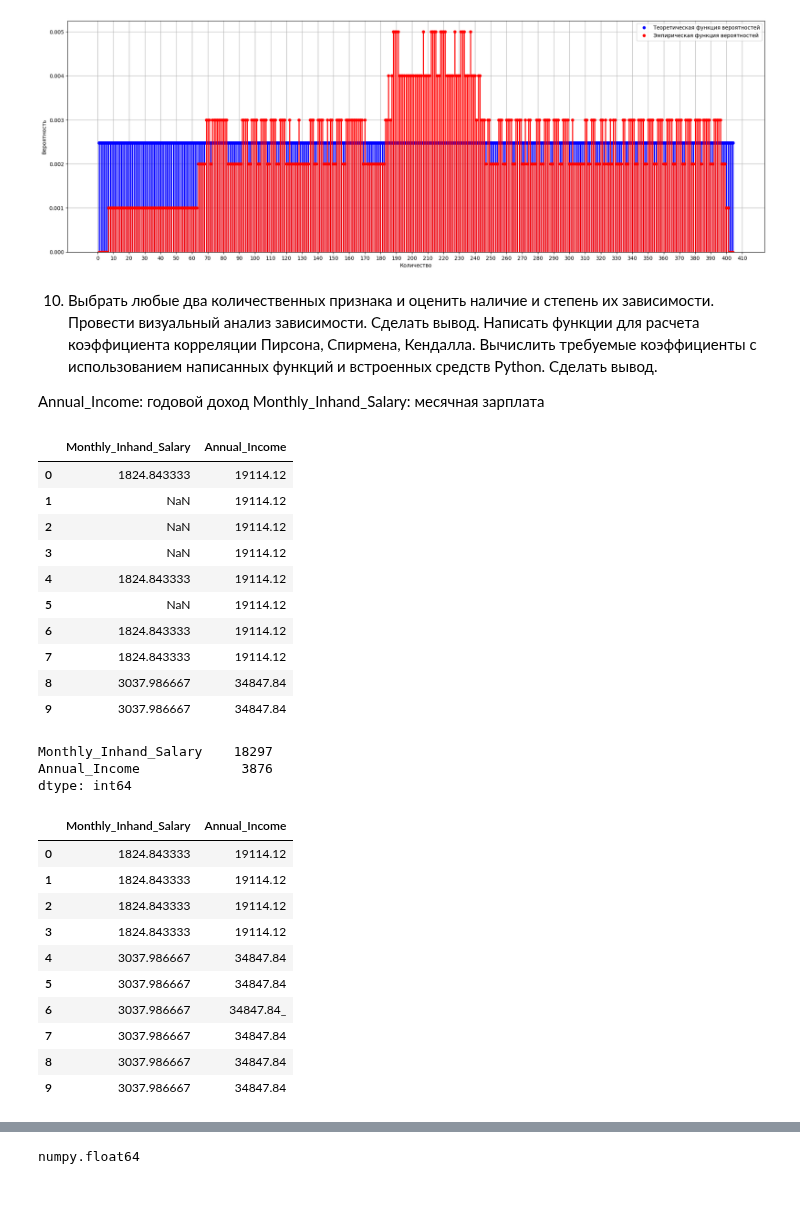
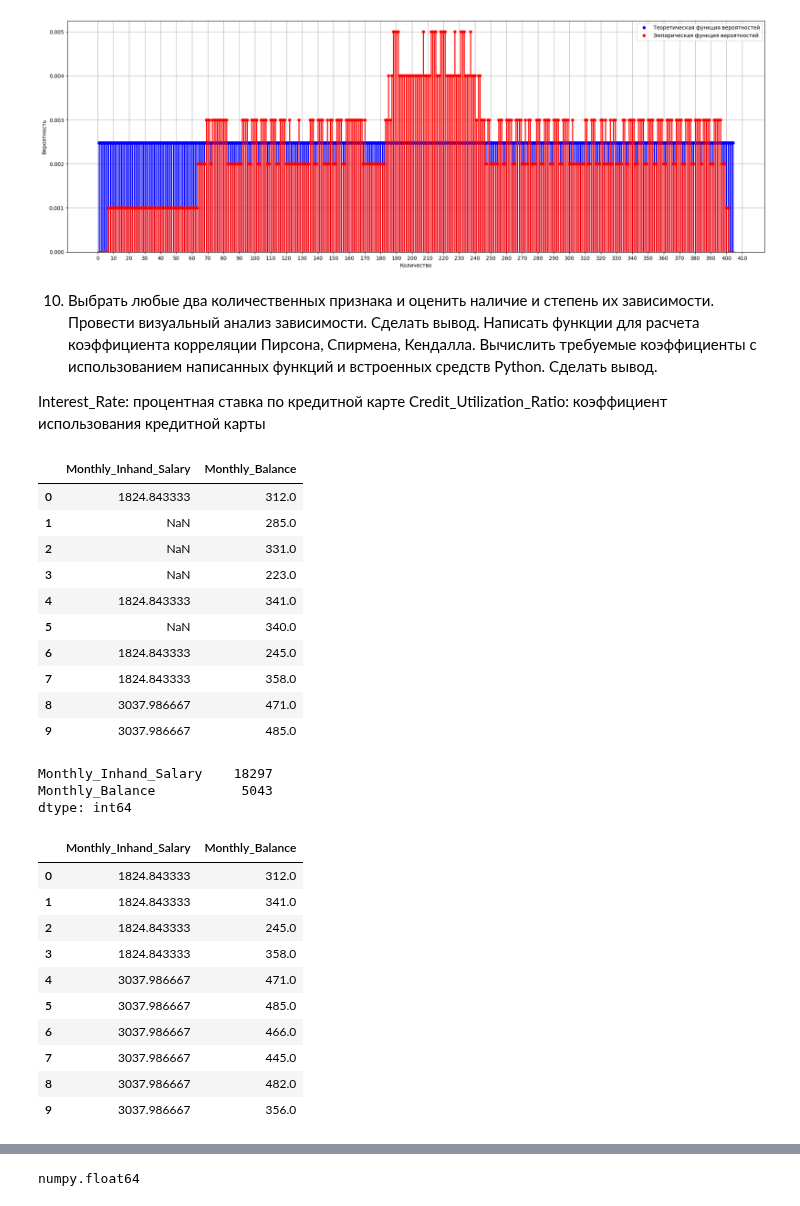
Before and after one commit to Ghukii/TMP-4sem-, a Jupyter notebook: Задание_6/Задание_6_13.ipynb, the cells around one changed output, grey strips where cells are left out. Drawn from its saved outputs; the diff is of its cells as text; code cells hidden in the pictures.

```diff
--- a/Задание_6/Задание_6_13.ipynb
+++ b/Задание_6/Задание_6_13.ipynb
@@ -955,41 +955,41 @@ plt.show()
 Написать функции для расчета коэффициента корреляции Пирсона, Спирмена, Кендалла.
 Вычислить требуемые коэффициенты с использованием написанных функций и встроенных средств Python. Сделать вывод.
 
-Annual_Income: годовой доход
-Monthly_Inhand_Salary: месячная зарплата
+Interest_Rate: процентная ставка по кредитной карте
+Credit_Utilization_Ratio: коэффициент использования кредитной карты
 # %%
-tmp = df[['Monthly_Inhand_Salary', 'Annual_Income']]
+tmp = df[['Monthly_Inhand_Salary', 'Monthly_Balance']].copy()
 tmp.head(10)
 # %% [output]
-|  | Monthly_Inhand_Salary | Annual_Income |
-| 0 | 1824.843333 | 19114.12 |
-| 1 | NaN | 19114.12 |
-| 2 | NaN | 19114.12 |
-| 3 | NaN | 19114.12 |
-| 4 | 1824.843333 | 19114.12 |
-| 5 | NaN | 19114.12 |
-| 6 | 1824.843333 | 19114.12 |
-| 7 | 1824.843333 | 19114.12 |
-| 8 | 3037.986667 | 34847.84 |
-| 9 | 3037.986667 | 34847.84 |
+|  | Monthly_Inhand_Salary | Monthly_Balance |
+| 0 | 1824.843333 | 312.0 |
+| 1 | NaN | 285.0 |
+| 2 | NaN | 331.0 |
+| 3 | NaN | 223.0 |
+| 4 | 1824.843333 | 341.0 |
+| 5 | NaN | 340.0 |
+| 6 | 1824.843333 | 245.0 |
+| 7 | 1824.843333 | 358.0 |
+| 8 | 3037.986667 | 471.0 |
+| 9 | 3037.986667 | 485.0 |
 # %%
 tmp.isna().sum()
 # %% [output]
 Monthly_Inhand_Salary    18297
-Annual_Income             3876
+Monthly_Balance           5043
 dtype: int64
 # %%
 tmp = tmp.dropna().reset_index(drop=True)
 tmp.head(10)
 # %% [output]
-|  | Monthly_Inhand_Salary | Annual_Income |
-| 0 | 1824.843333 | 19114.12 |
-| 1 | 1824.843333 | 19114.12 |
-| 2 | 1824.843333 | 19114.12 |
-| 3 | 1824.843333 | 19114.12 |
-| 4 | 3037.986667 | 34847.84 |
-| 5 | 3037.986667 | 34847.84 |
-| 6 | 3037.986667 | 34847.84_ |
-| 7 | 3037.986667 | 34847.84 |
-| 8 | 3037.986667 | 34847.84 |
-| 9 | 3037.986667 | 34847.84 |
+|  | Monthly_Inhand_Salary | Monthly_Balance |
+| 0 | 1824.843333 | 312.0 |
+| 1 | 1824.843333 | 341.0 |
+| 2 | 1824.843333 | 245.0 |
+| 3 | 1824.843333 | 358.0 |
+| 4 | 3037.986667 | 471.0 |
+| 5 | 3037.986667 | 485.0 |
+| 6 | 3037.986667 | 466.0 |
+| 7 | 3037.986667 | 445.0 |
+| 8 | 3037.986667 | 482.0 |
+| 9 | 3037.986667 | 356.0 |
```
Also changed, not shown: parts of 10 cells of this notebook.
